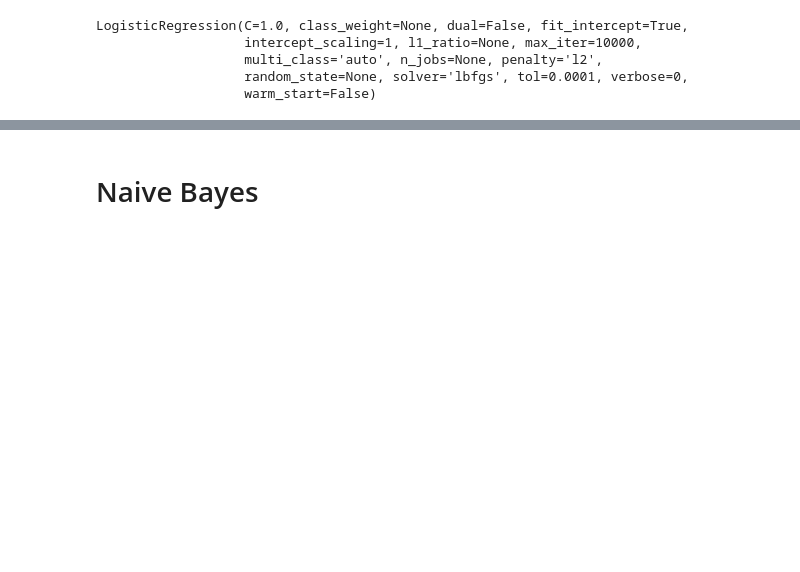
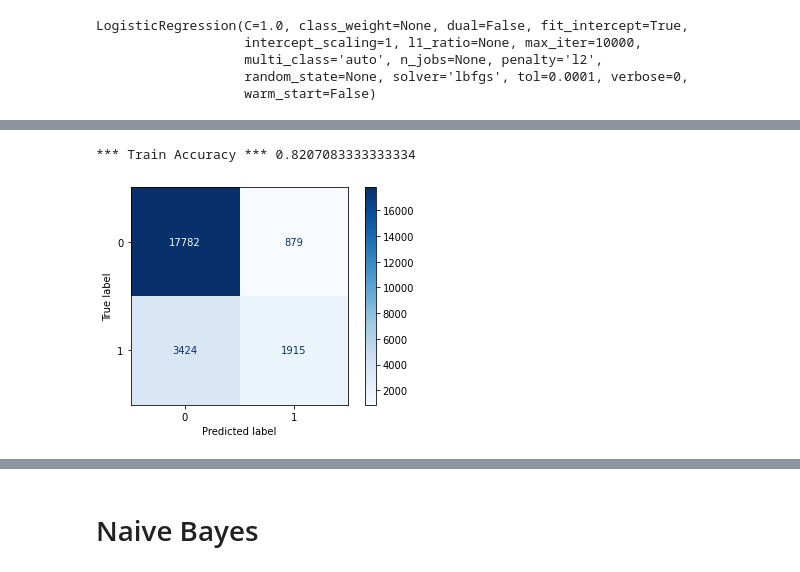
Before and after one commit to VaideswarReddy/Credit_card_default_prediction, a Jupyter notebook: Vaideswar_Reddy_Team_3_Capstone_Project_3.ipynb, the cells around one changed output, grey strips where cells are left out. Cells and saved outputs as stored; diff of their text form; code cells hidden in the pictures; blank space fills up the shorter version.

```diff
--- a/Vaideswar_Reddy_Team_3_Capstone_Project_3.ipynb
+++ b/Vaideswar_Reddy_Team_3_Capstone_Project_3.ipynb
@@ -520 +514,3 @@ df1 = np.array(columnTransformer.fit_transform(df1))
+# %%
+df1 = pd.get_dummies(df1,columns=['EDUCATION','MARRIAGE'])
 # %%
@@ -525,0 +525,2 @@ array(<30000x30028 sparse matrix of type '<class 'numpy.float64'>'
+# %%
+df1 = pd.get_dummies(df1, columns = ['PAY_0',	'PAY_2',	'PAY_3',	'PAY_4',	'PAY_5',	'PAY_6'], drop_first = True )
@@ -525,0 +537,3 @@ array(<30000x30028 sparse matrix of type '<class 'numpy.float64'>'
+# %%
+encoders_nums = {"SEX":{"FEMALE": 0, "MALE": 1}}
+df1 = df1.replace(encoders_nums)
@@ -529,3 +547,6 @@ y = df1['default payment next month']
+# %%
+scaler = StandardScaler()
+X = scaler.fit_transform(X)
 # %%
 from sklearn.model_selection import train_test_split
 X_train, X_test, y_train, y_test = train_test_split( X,y , test_size = 0.2, random_state = 0)
@@ -578,0 +608,12 @@ The accuracy on test data is  0.784
+# %%
+from sklearn.metrics import confusion_matrix
+from sklearn.metrics import plot_confusion_matrix
+print('*** Train Accuracy ***',clf.score(X_train,y_train))
+disp = plot_confusion_matrix(clf, X_train, y_train,
+                                 display_labels=[0,1],
+                                 cmap=plt.cm.Blues,
+                             values_format='g'
+                            )
+# %% [output]
+*** Train Accuracy *** 0.8207083333333334
+[figure, added]
```
Also changed, not shown: parts of 29 cells of this notebook.
